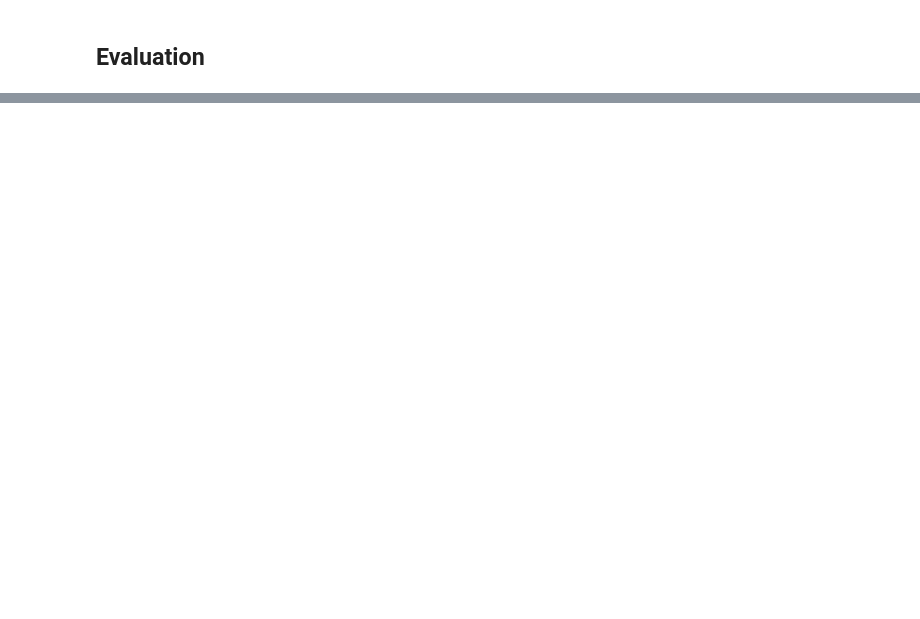
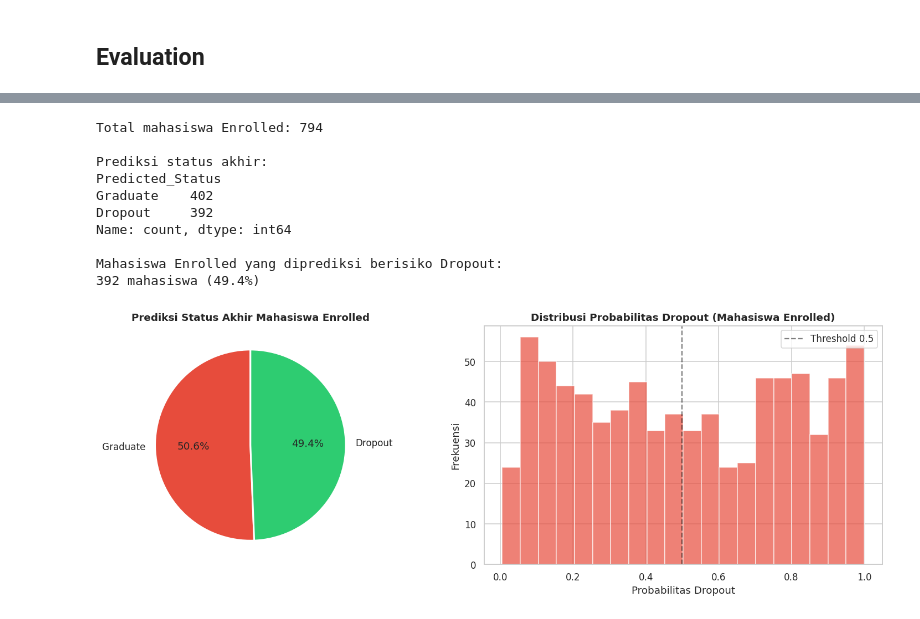
Before and after one commit to vitogunawan18/projek_DS, a Jupyter notebook: notebook.ipynb, the cells around one changed output, grey strips where cells are left out. Drawn from its saved outputs; the diff is of its cells as text; code cells hidden in the pictures; blank space fills up the shorter version.

```diff
--- a/notebook.ipynb
+++ b/notebook.ipynb
@@ -512,3 +524,54 @@ Model (XGBoost) disimpan ke folder model/
+# %%
+# Inferensi pada data Enrolled - memprediksi kemungkinan status akhir
+if len(df_enrolled) > 0:
+    X_enrolled = df_enrolled.drop(columns=['Status'])
+    X_enrolled_s = scaler.transform(X_enrolled)
+    enrolled_pred = bm.predict(X_enrolled_s)
+    enrolled_proba = bm.predict_proba(X_enrolled_s)
+
+    df_enrolled_result = df_enrolled.copy()
+    df_enrolled_result['Predicted_Status'] = le.inverse_transform(enrolled_pred)
+    df_enrolled_result['Prob_Dropout'] = enrolled_proba[:, list(le.classes_).index('Dropout')]
+    df_enrolled_result['Prob_Graduate'] = enrolled_proba[:, list(le.classes_).index('Graduate')]
+
+    print(f'Total mahasiswa Enrolled: {len(df_enrolled)}')
+    print(f'\nPrediksi status akhir:')
+    print(df_enrolled_result['Predicted_Status'].value_counts())
+    print(f'\nMahasiswa Enrolled yang diprediksi berisiko Dropout:')
+    at_risk = df_enrolled_result[df_enrolled_result['Predicted_Status'] == 'Dropout']
+    print(f'{len(at_risk)} mahasiswa ({len(at_risk)/len(df_enrolled)*100:.1f}%)')
+
+    # Visualisasi distribusi prediksi
+    fig, (ax1, ax2) = plt.subplots(1, 2, figsize=(14, 5))
+    colors_pred = ['#E74C3C', '#2ECC71']
+    pred_counts = df_enrolled_result['Predicted_Status'].value_counts()
+    ax1.pie(pred_counts, labels=pred_counts.index, autopct='%1.1f%%',
+            colors=colors_pred, startangle=90,
+            wedgeprops={'edgecolor':'white','linewidth':2})
+    ax1.set_title('Prediksi Status Akhir Mahasiswa Enrolled', fontweight='bold')
+
+    ax2.hist(df_enrolled_result['Prob_Dropout'], bins=20, color='#E74C3C', alpha=0.7, edgecolor='white')
+    ax2.set_title('Distribusi Probabilitas Dropout (Mahasiswa Enrolled)', fontweight='bold')
+    ax2.set_xlabel('Probabilitas Dropout')
+    ax2.set_ylabel('Frekuensi')
+    ax2.axvline(x=0.5, color='black', linestyle='--', alpha=0.5, label='Threshold 0.5')
+    ax2.legend()
+    plt.tight_layout()
+    plt.show()
+else:
+    print('Tidak ada data Enrolled untuk inferensi.')
+# %% [output]
+Total mahasiswa Enrolled: 794
+
+Prediksi status akhir:
+Predicted_Status
+Graduate    402
+Dropout     392
+Name: count, dtype: int64
+
+Mahasiswa Enrolled yang diprediksi berisiko Dropout:
+392 mahasiswa (49.4%)
+[figure, added]
 # %% [markdown]
 ## Conclusion
 
```
Also changed, not shown: parts of 10 cells of this notebook, 2 other files.
